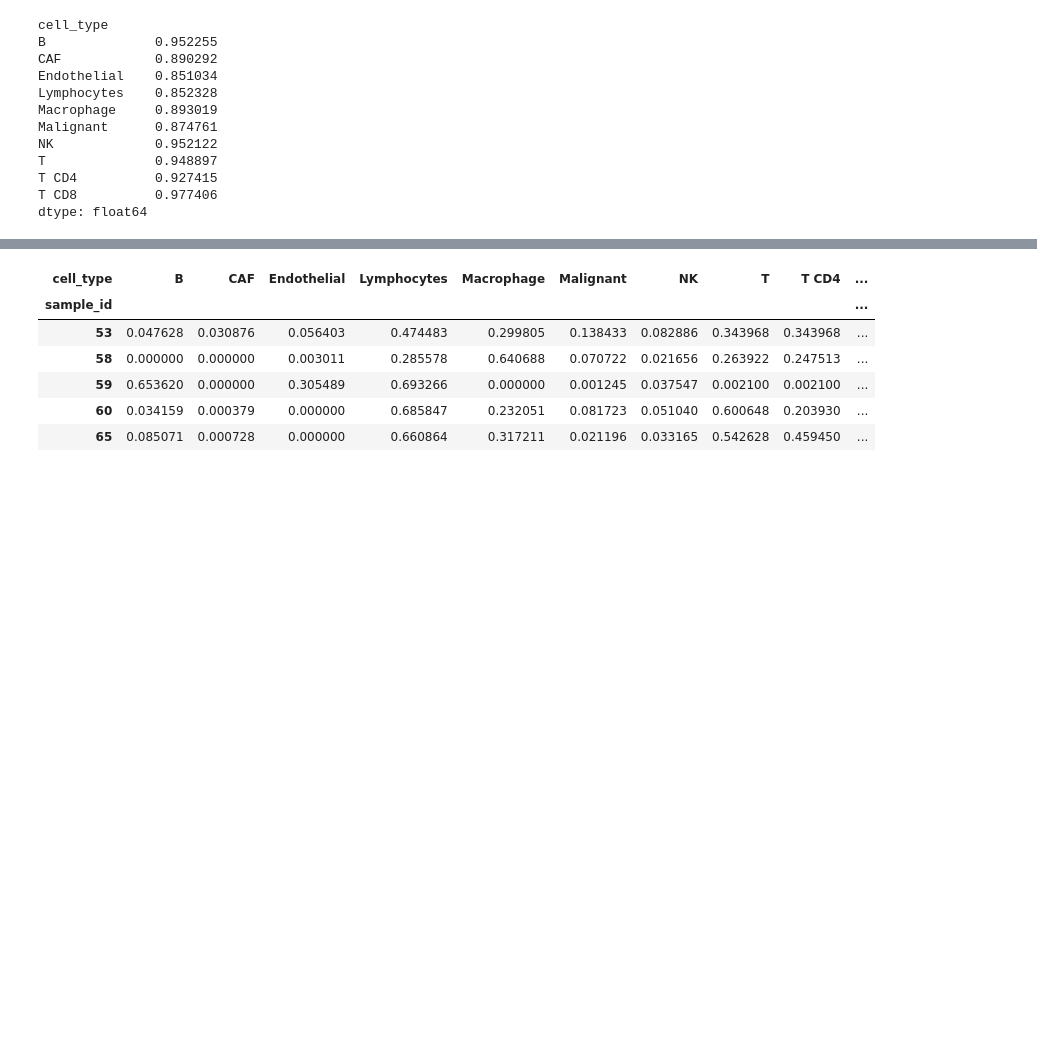
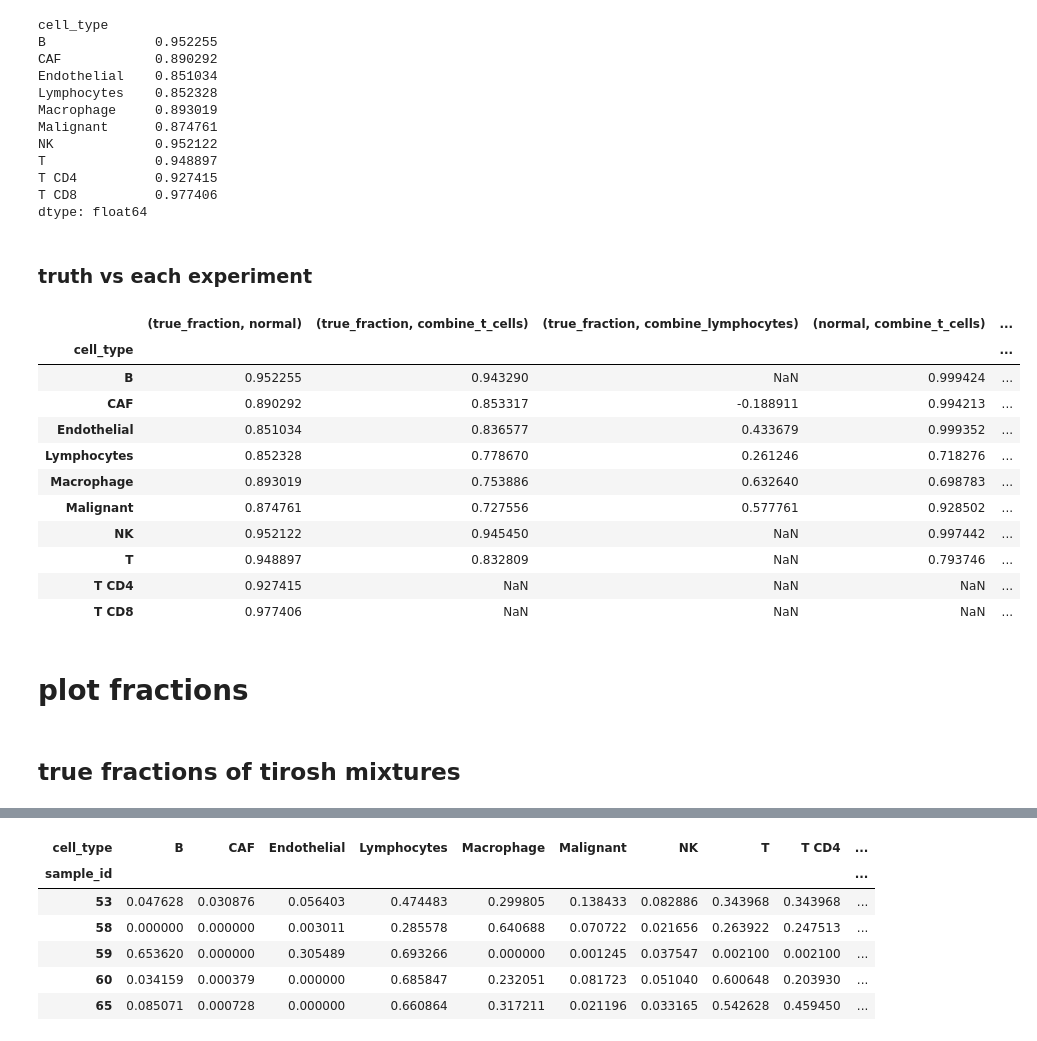
Before and after one commit to davidliu-lab/deconv, a Jupyter notebook: 3b - analyze cell type grouping on tirosh.ipynb, the cells around one changed output, grey strips where cells are left out. Cells and saved outputs as stored; diff of their text form; code cells hidden in the pictures; blank space fills up the shorter version.

```diff
--- a/3b - analyze cell type grouping on tirosh.ipynb
+++ b/3b - analyze cell type grouping on tirosh.ipynb
@@ -181,12 +187,48 @@ T              0.948897
 T CD4          0.927415
 T CD8          0.977406
 dtype: float64
+# %% [markdown]
+### truth vs each experiment
+# %%
+corrs = truth\
+    .join(
+        df_preds.loc[:, validation_set, :].unstack("experiment"),
+        how="outer")\
+    .groupby(level="cell_type")\
+    .corr()\
+    .unstack()[[
+        ("true_fraction", "normal"),
+        ("true_fraction", "combine_t_cells"),
+        ("true_fraction", "combine_lymphocytes"),
+        ("normal", "combine_t_cells"),
+        ("normal", "combine_lymphocytes"),
+        ("combine_t_cells", "combine_lymphocytes"),
+]]
+corrs.columns = corrs.columns.to_flat_index()
+corrs
+# %% [output]
+|  | (true_fraction, normal) | (true_fraction, combine_t_cells) | (true_fraction, combine_lymphocytes) | (normal, combine_t_cells) | ... |
+| cell_type |  |  |  |  | ... |
+| B | 0.952255 | 0.943290 | NaN | 0.999424 | ... |
+| CAF | 0.890292 | 0.853317 | -0.188911 | 0.994213 | ... |
+| Endothelial | 0.851034 | 0.836577 | 0.433679 | 0.999352 | ... |
+| Lymphocytes | 0.852328 | 0.778670 | 0.261246 | 0.718276 | ... |
+| Macrophage | 0.893019 | 0.753886 | 0.632640 | 0.698783 | ... |
+| Malignant | 0.874761 | 0.727556 | 0.577761 | 0.928502 | ... |
+| NK | 0.952122 | 0.945450 | NaN | 0.997442 | ... |
+| T | 0.948897 | 0.832809 | NaN | 0.793746 | ... |
+| T CD4 | 0.927415 | NaN | NaN | NaN | ... |
+| T CD8 | 0.977406 | NaN | NaN | NaN | ... |
+# %% [markdown]
+# plot fractions
 # %%
 import plotly.io
 plotly.io.renderers.default = "jupyterlab+png"
 
 import plotly.express as px
 import plotly.graph_objects as go
+# %% [markdown]
+## true fractions of tirosh mixtures
 # %%
 truth_unstacked = truth.unstack("cell_type")["true_fraction"]
 cell_types_ungrouped = [c for c in truth_unstacked.columns if c not in ("T", "Lymphocytes")]
```
Also changed, not shown: parts of 12 cells of this notebook.
